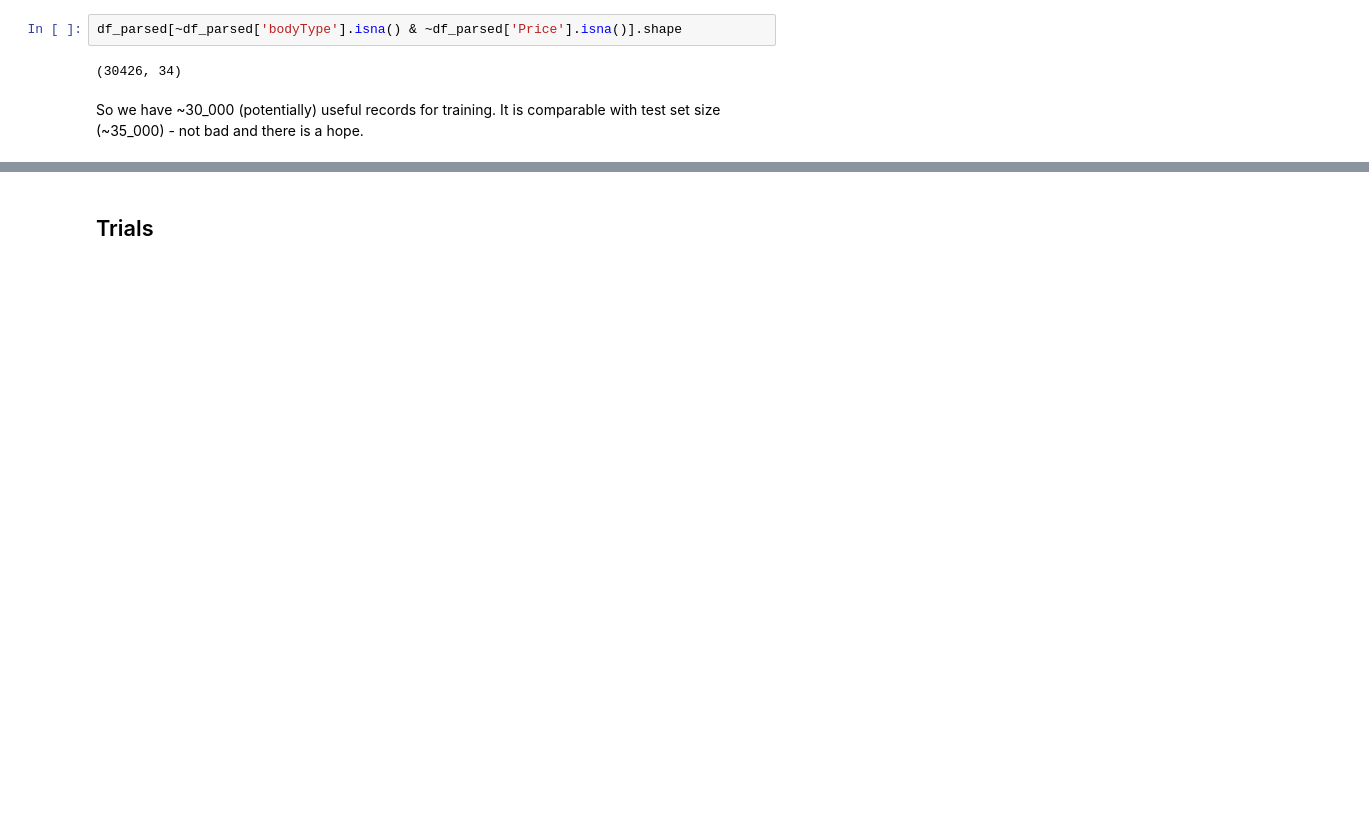
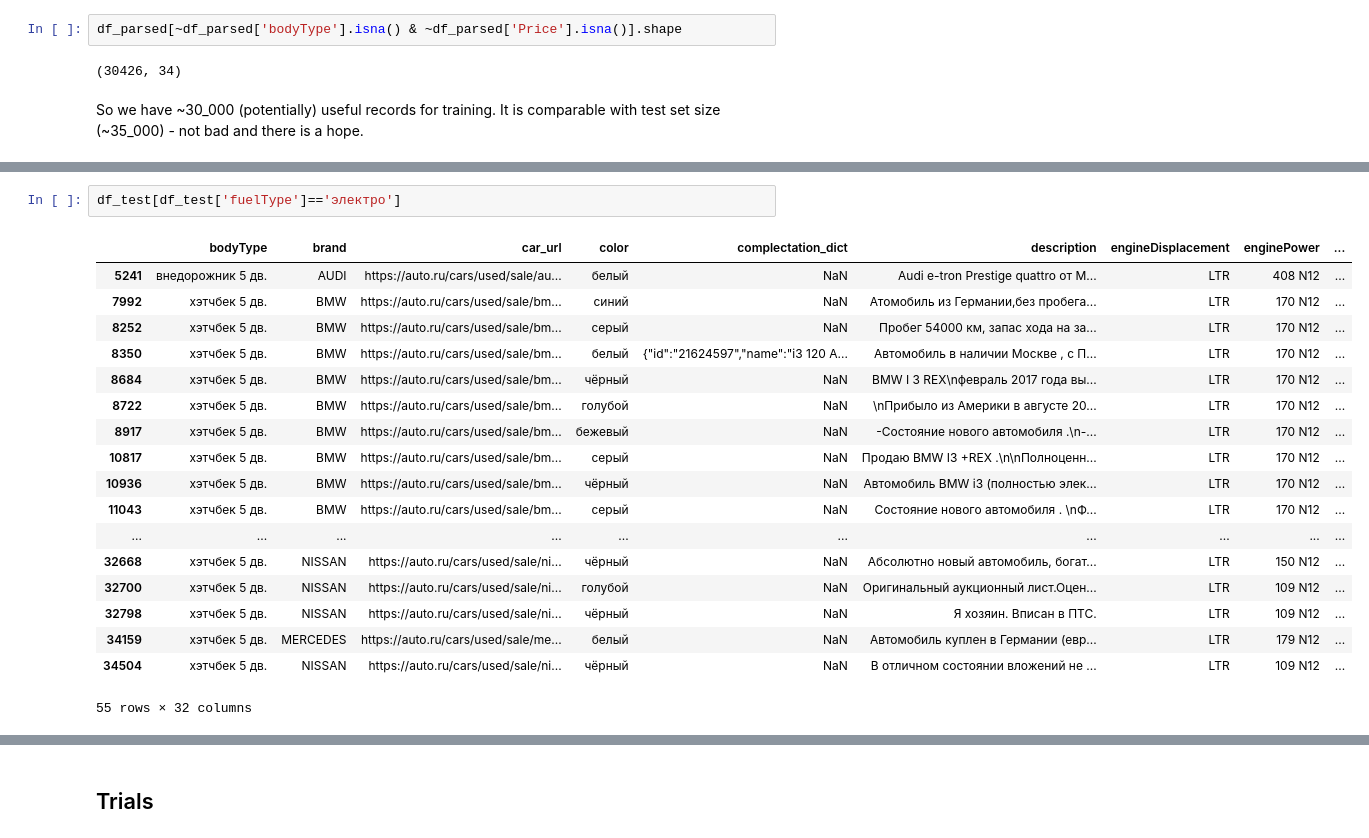
Before and after one commit to PavelKucherenko/sf-ds50-course, a Jupyter notebook: module_5/Parsing/Parsing.ipynb, the cells around one changed output, grey strips where cells are left out. Cells and saved outputs as stored; diff of their text form; blank space fills up the shorter version.

```diff
--- a/module_5/Parsing/Parsing.ipynb
+++ b/module_5/Parsing/Parsing.ipynb
@@ -486,0 +556,21 @@ So we have ~30_000 (potentially) useful records for training. It is comparable w
+# %%
+df_test[df_test['fuelType']=='электро']
+# %% [output]
+|  | bodyType | brand | car_url | color | complectation_dict | description | engineDisplacement | enginePower | ... |
+| 5241 | внедорожник 5 дв. | AUDI | https://auto.ru/cars/used/sale/au... | белый | NaN | Audi e-tron Prestige quattro от M... | LTR | 408 N12 | ... |
+| 7992 | хэтчбек 5 дв. | BMW | https://auto.ru/cars/used/sale/bm... | синий | NaN | Атомобиль из Германии,без пробега... | LTR | 170 N12 | ... |
+| 8252 | хэтчбек 5 дв. | BMW | https://auto.ru/cars/used/sale/bm... | серый | NaN | Пробег 54000 км, запас хода на за... | LTR | 170 N12 | ... |
+| 8350 | хэтчбек 5 дв. | BMW | https://auto.ru/cars/used/sale/bm... | белый | {"id":"21624597","name":"i3 120 A... | Автомобиль в наличии Москве , с П... | LTR | 170 N12 | ... |
+| 8684 | хэтчбек 5 дв. | BMW | https://auto.ru/cars/used/sale/bm... | чёрный | NaN | BMW I 3 REX\nфевраль 2017 года вы... | LTR | 170 N12 | ... |
+| 8722 | хэтчбек 5 дв. | BMW | https://auto.ru/cars/used/sale/bm... | голубой | NaN | \nПрибыло из Америки в августе 20... | LTR | 170 N12 | ... |
+| 8917 | хэтчбек 5 дв. | BMW | https://auto.ru/cars/used/sale/bm... | бежевый | NaN | -Состояние нового автомобиля .\n-... | LTR | 170 N12 | ... |
+| 10817 | хэтчбек 5 дв. | BMW | https://auto.ru/cars/used/sale/bm... | серый | NaN | Продаю BMW I3 +REX .\n\nПолноценн... | LTR | 170 N12 | ... |
+| 10936 | хэтчбек 5 дв. | BMW | https://auto.ru/cars/used/sale/bm... | чёрный | NaN | Автомобиль BMW i3 (полностью элек... | LTR | 170 N12 | ... |
+| 11043 | хэтчбек 5 дв. | BMW | https://auto.ru/cars/used/sale/bm... | серый | NaN | Состояние нового автомобиля . \nФ... | LTR | 170 N12 | ... |
+| ... | ... | ... | ... | ... | ... | ... | ... | ... | ... |
+| 32668 | хэтчбек 5 дв. | NISSAN | https://auto.ru/cars/used/sale/ni... | чёрный | NaN | Абсолютно новый автомобиль, богат... | LTR | 150 N12 | ... |
+| 32700 | хэтчбек 5 дв. | NISSAN | https://auto.ru/cars/used/sale/ni... | голубой | NaN | Оригинальный аукционный лист.Оцен... | LTR | 109 N12 | ... |
+| 32798 | хэтчбек 5 дв. | NISSAN | https://auto.ru/cars/used/sale/ni... | чёрный | NaN | Я хозяин. Вписан в ПТС. | LTR | 109 N12 | ... |
+| 34159 | хэтчбек 5 дв. | MERCEDES | https://auto.ru/cars/used/sale/me... | белый | NaN | Автомобиль куплен в Германии (евр... | LTR | 179 N12 | ... |
+| 34504 | хэтчбек 5 дв. | NISSAN | https://auto.ru/cars/used/sale/ni... | чёрный | NaN | В отличном состоянии вложений не ... | LTR | 109 N12 | ... |
+55 rows × 32 columns
```
Also changed, not shown: parts of 16 cells of this notebook, 2 other files.
